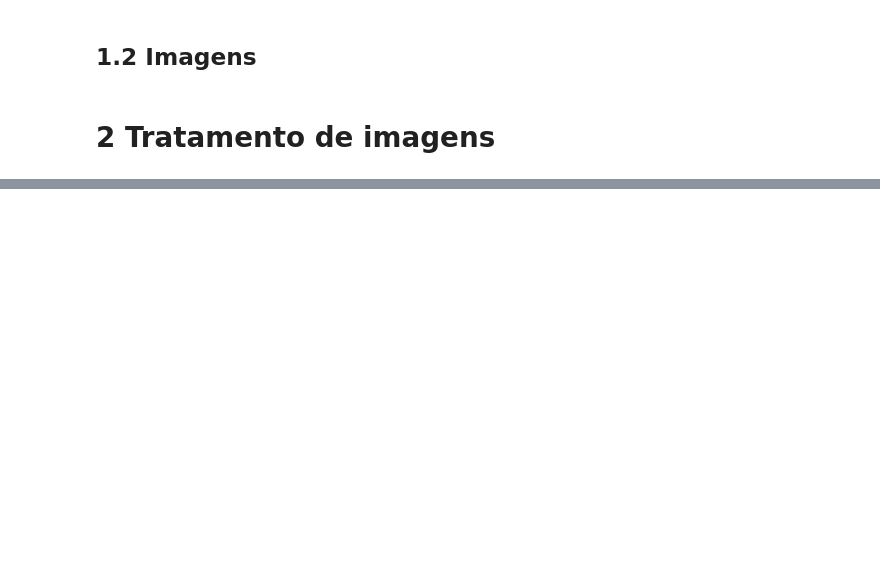
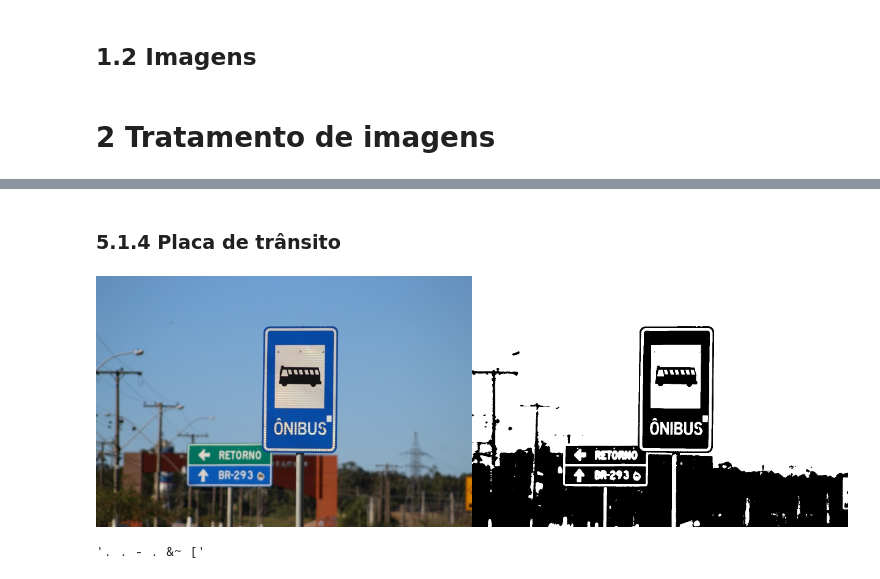
Before and after one commit to strawndri/tmcc-voculary, a Jupyter notebook: reconhecimento-texto/Notebook.ipynb, the cells around one changed output, grey strips where cells are left out. Drawn from its saved outputs; the diff is of its cells as text; code cells hidden in the pictures; blank space fills up the shorter version.

```diff
--- a/reconhecimento-texto/Notebook.ipynb
+++ b/reconhecimento-texto/Notebook.ipynb
@@ -287,0 +254,9 @@ texto
+# %% [markdown]
+### 5.1.4 Placa de trânsito
+# %%
+imagem, texto = extrair_texto(imagens['placa'])
+cv2_imshow(imagem)
+texto
+# %% [output]
+[figure, added]
+'. . - . &~ ['
```
Also changed, not shown: parts of 55 cells of this notebook.
